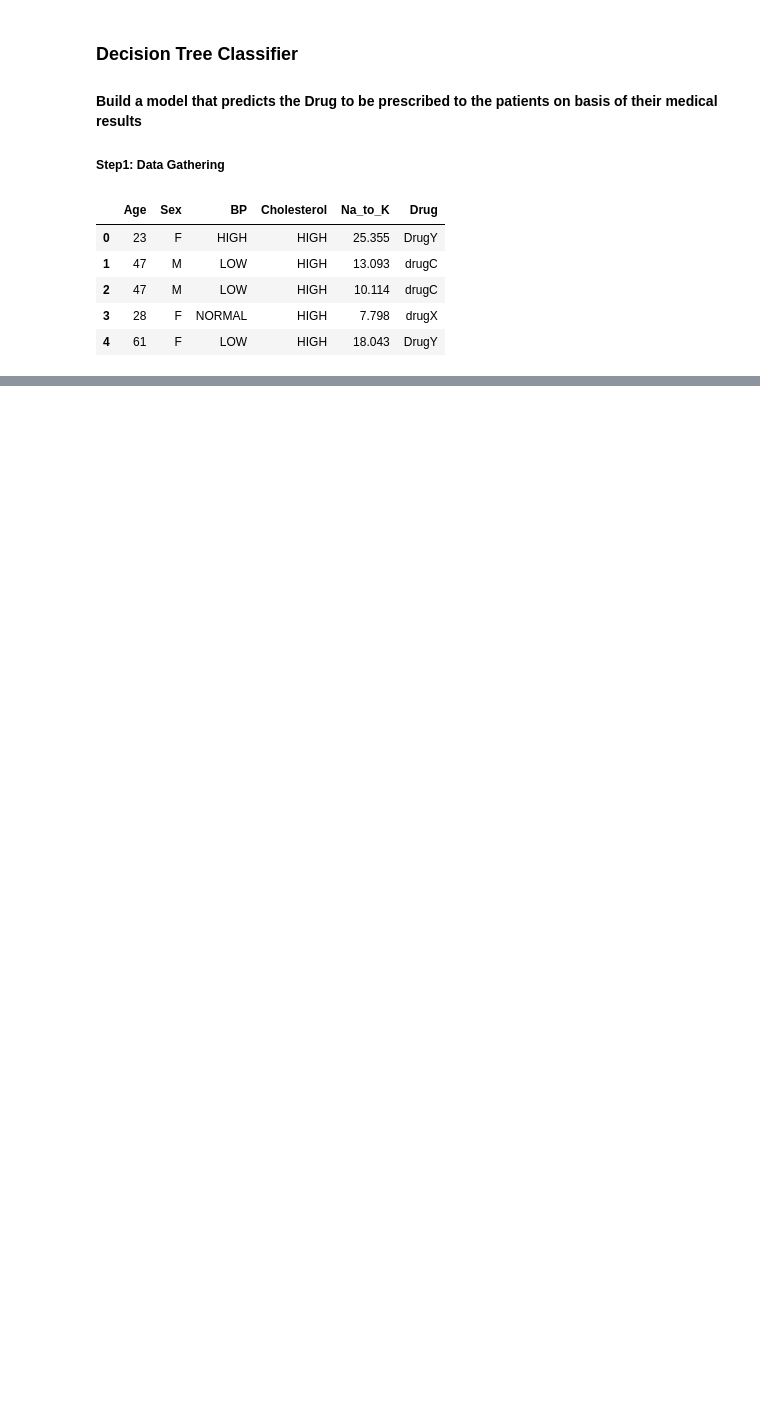
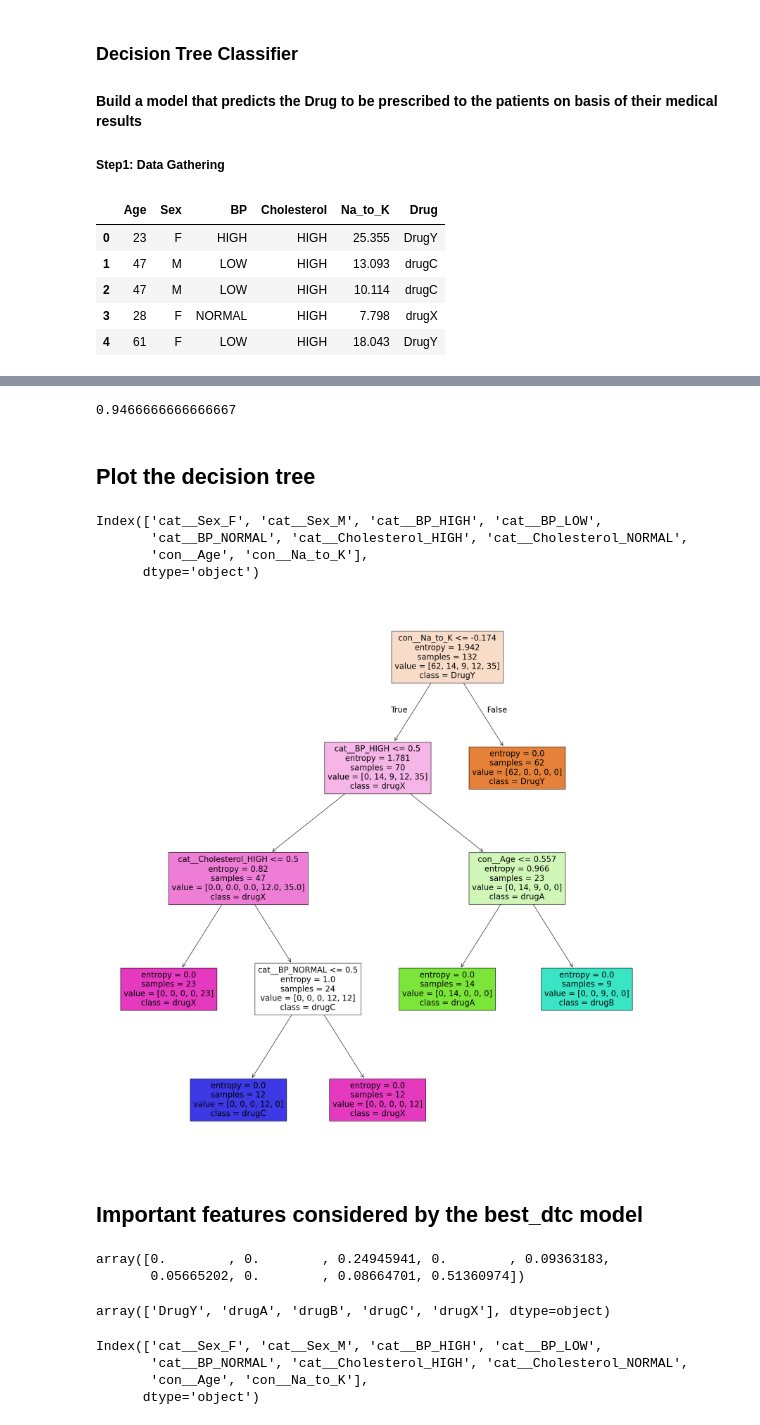
Before and after one commit to PrarthanaShende/Machine-Learning, a Jupyter notebook: Decision Tree/Decision Tree Classifier.ipynb, the cells around one changed output, grey strips where cells are left out. Cells and saved outputs as stored; diff of their text form; code cells hidden in the pictures; blank space fills up the shorter version.

```diff
--- a/Decision Tree/Decision Tree Classifier.ipynb
+++ b/Decision Tree/Decision Tree Classifier.ipynb
@@ -16,0 +236,44 @@ df.head()
+# %%
+
+from sklearn.metrics import f1_score
+f1 = f1_score(ytest,ypreds,average='macro')
+f1
+# %% [output]
+0.9466666666666667
+# %% [markdown]
+## Plot the decision tree
+# %%
+xtrain.columns
+# %% [output]
+Index(['cat__Sex_F', 'cat__Sex_M', 'cat__BP_HIGH', 'cat__BP_LOW',
+       'cat__BP_NORMAL', 'cat__Cholesterol_HIGH', 'cat__Cholesterol_NORMAL',
+       'con__Age', 'con__Na_to_K'],
+      dtype='object')
+# %%
+from sklearn.tree import plot_tree
+fea_names = xtrain.columns
+
+import matplotlib.pyplot as plt
+plt.figure(figsize=(25,25))
+plot_tree(best_dtc,feature_names=fea_names,class_names=best_dtc.classes_,filled=True)
+plt.show()
+# %% [output]
+[figure, added]
+# %% [markdown]
+## Important features considered by the best_dtc model
+# %%
+best_dtc.feature_importances_
+# %% [output]
+array([0.        , 0.        , 0.24945941, 0.        , 0.09363183,
+       0.05665202, 0.        , 0.08664701, 0.51360974])
+# %%
+best_dtc.classes_
+# %% [output]
+array(['DrugY', 'drugA', 'drugB', 'drugC', 'drugX'], dtype=object)
+# %%
+xtrain.columns
+# %% [output]
+Index(['cat__Sex_F', 'cat__Sex_M', 'cat__BP_HIGH', 'cat__BP_LOW',
+       'cat__BP_NORMAL', 'cat__Cholesterol_HIGH', 'cat__Cholesterol_NORMAL',
+       'con__Age', 'con__Na_to_K'],
+      dtype='object')
```
Also changed, not shown: parts of 43 cells of this notebook, 1 other file.
